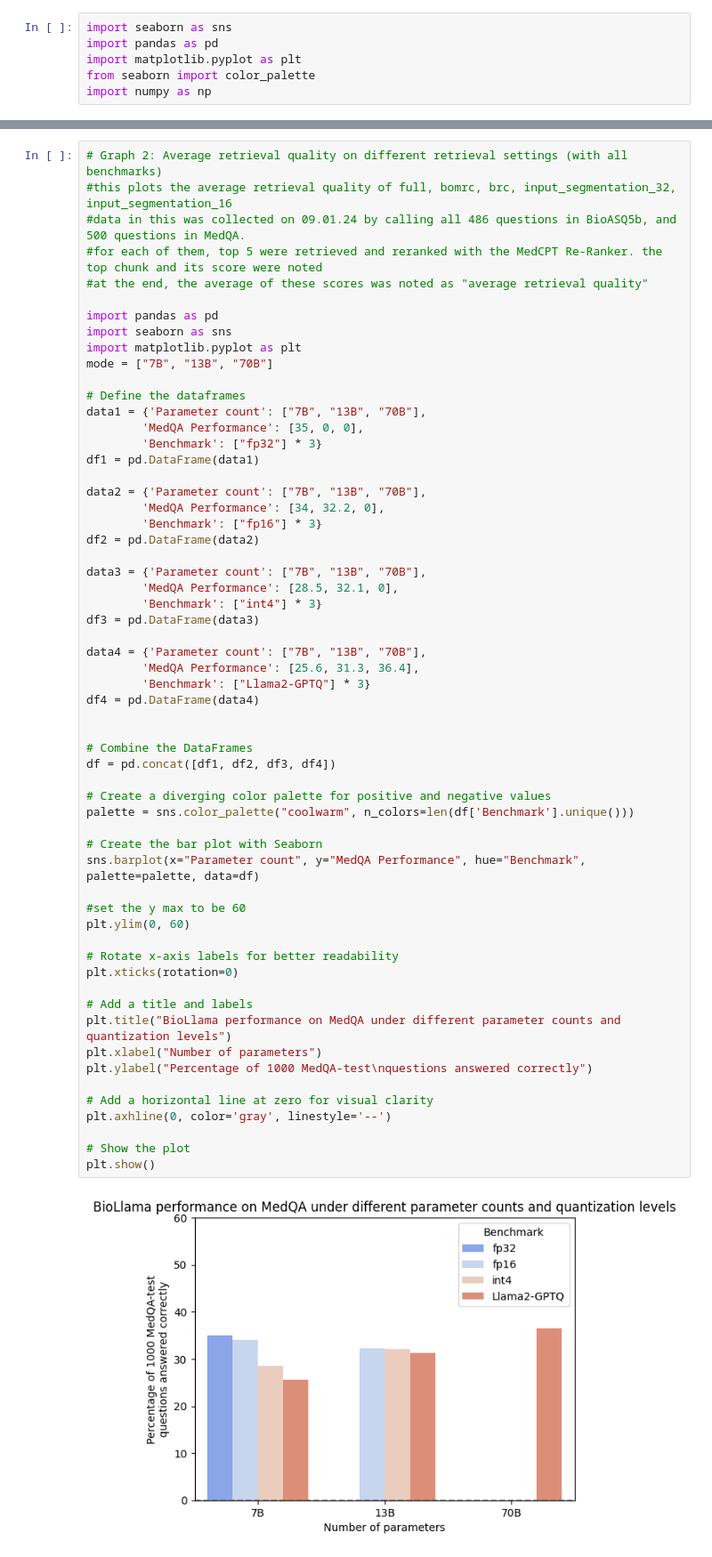
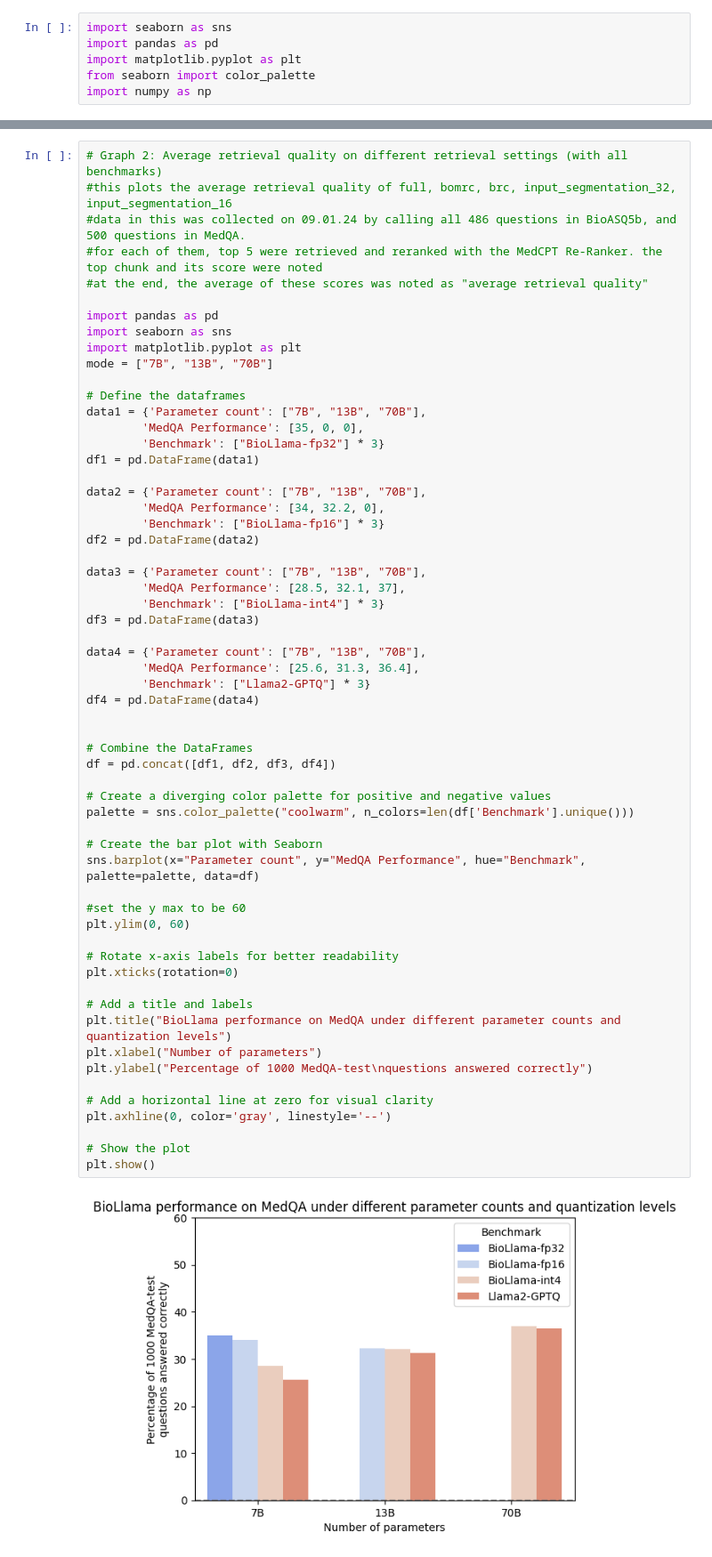
Before and after one commit to Neelectric/BioLlama, a Jupyter notebook: graphs&tables.ipynb, the cells around one changed output, grey strips where cells are left out. Shown at 89% size. Cells and saved outputs as stored; diff of their text form.

```diff
--- a/graphs&tables.ipynb
+++ b/graphs&tables.ipynb
@@ -197,17 +197,17 @@ mode = ["7B", "13B", "70B"]
 # Define the dataframes
 data1 = {'Parameter count': ["7B", "13B", "70B"],
         'MedQA Performance': [35, 0, 0],
-        'Benchmark': ["fp32"] * 3}
+        'Benchmark': ["BioLlama-fp32"] * 3}
 df1 = pd.DataFrame(data1)
 
 data2 = {'Parameter count': ["7B", "13B", "70B"],
         'MedQA Performance': [34, 32.2, 0],
-        'Benchmark': ["fp16"] * 3}
+        'Benchmark': ["BioLlama-fp16"] * 3}
 df2 = pd.DataFrame(data2)
 
 data3 = {'Parameter count': ["7B", "13B", "70B"],
-        'MedQA Performance': [28.5, 32.1, 0],
-        'Benchmark': ["int4"] * 3}
+        'MedQA Performance': [28.5, 32.1, 37],
+        'Benchmark': ["BioLlama-int4"] * 3}
 df3 = pd.DataFrame(data3)
 
 data4 = {'Parameter count': ["7B", "13B", "70B"],
@@ -215,31 +215,31 @@ data4 = {'Parameter count': ["7B", "13B", "70B"],
         'Benchmark': ["Llama2-GPTQ"] * 3}
 df4 = pd.DataFrame(data4)
 
 
 # Combine the DataFrames
 df = pd.concat([df1, df2, df3, df4])
 
 # Create a diverging color palette for positive and negative values
 palette = sns.color_palette("coolwarm", n_colors=len(df['Benchmark'].unique()))
 
 # Create the bar plot with Seaborn
 sns.barplot(x="Parameter count", y="MedQA Performance", hue="Benchmark", palette=palette, data=df)
 
 #set the y max to be 60
 plt.ylim(0, 60)
 
 # Rotate x-axis labels for better readability
 plt.xticks(rotation=0)
 
 # Add a title and labels
 plt.title("BioLlama performance on MedQA under different parameter counts and quantization levels")
 plt.xlabel("Number of parameters")
 plt.ylabel("Percentage of 1000 MedQA-test\nquestions answered correctly")
 
 # Add a horizontal line at zero for visual clarity
 plt.axhline(0, color='gray', linestyle='--')
 
 # Show the plot
 plt.show()
 # %% [output]
-[figure, old version]
+[figure, new version]
```
Also changed, not shown: 14 other files.
